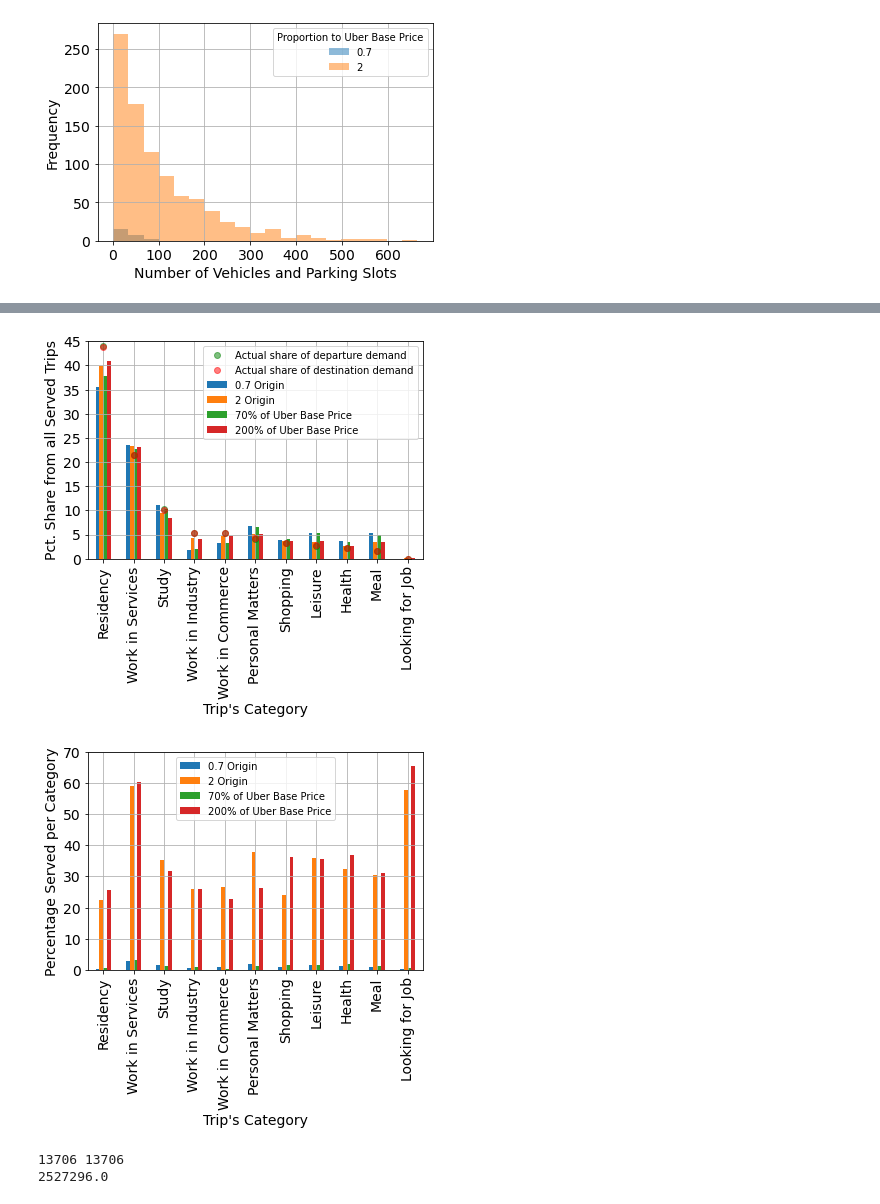
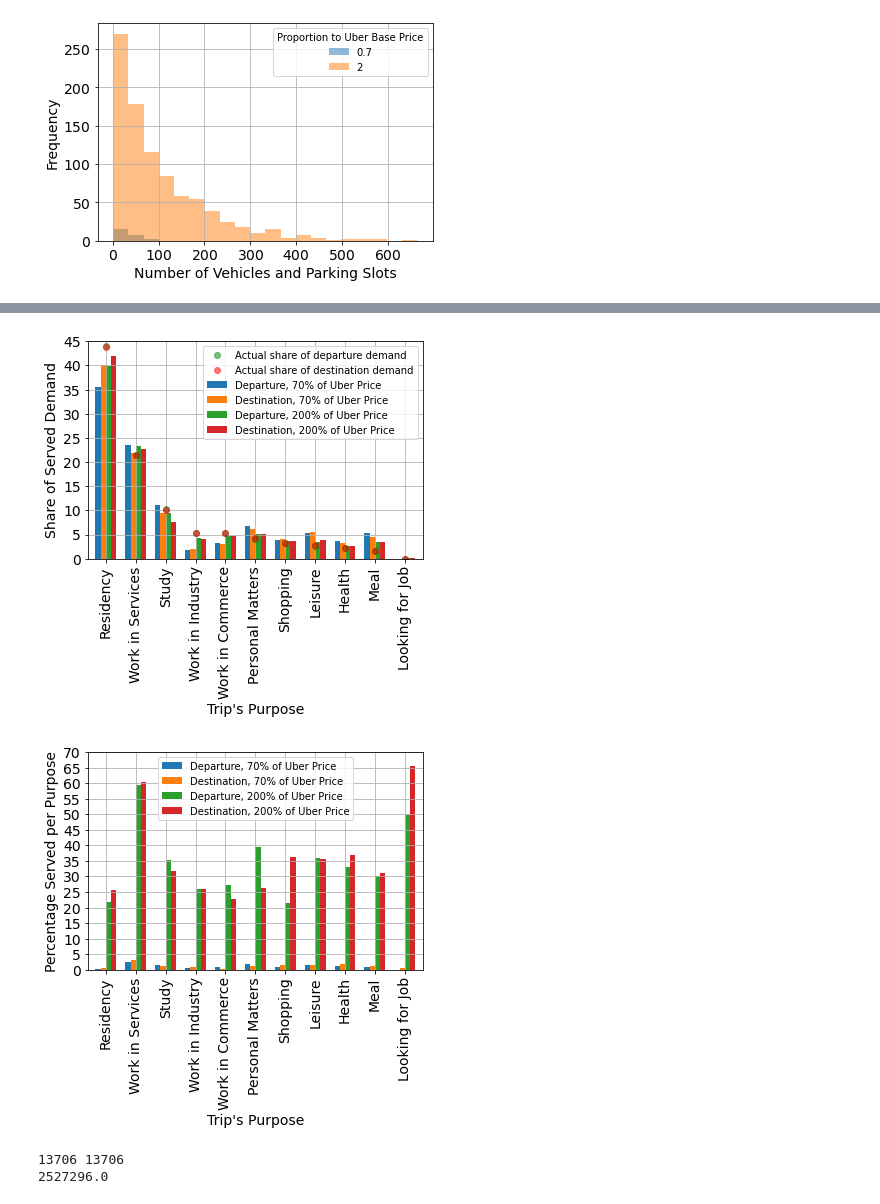
Before and after one commit to cristianomonteiro/BuildingSharedStations, a Jupyter notebook: plotGraphsIEEE.ipynb, the cells around one changed output, grey strips where cells are left out. Cells and saved outputs as stored; diff of their text form; code cells hidden in the pictures.

Commit message:
Small fixes on labels

```diff
--- a/plotGraphsIEEE.ipynb
+++ b/plotGraphsIEEE.ipynb
@@ -497,7 +424,7 @@ fileName = folderSave / ('DrivenDistance_' + textMultiplier + '.eps')
 ax = prepareLinePlot(   dataFrame=dataFramePd,
                         xLabel="Proportion to Uber Base Price",
                         yLabel="Average Driven Distance per Vehicle",
-                        legendTitle='Maximum Walked Distance',
+                        legendTitle='Maximum walked distance',
                         fileName=fileName.resolve())#,
                         #yTicks=np.arange(0, maxValueAmongAllColumns, 500))
 
@@ -508,7 +435,7 @@ fileName = folderSave / ('DrivenDistance_' + textMultiplier + '_until_1.eps')
 ax = prepareLinePlot(   dataFrame=smallerDataFrame,
                         xLabel="Proportion to Uber Base Price",
                         yLabel="Average Driven Distance per Vehicle",
-                        legendTitle='Maximum Walked Distance',
+                        legendTitle='Maximum walked distance',
                         fileName=fileName.resolve(),
                         xTicks=np.linspace(minPercentage, lastXTick, num=5))#,
                         #yTicks=np.arange(0, maxValueAmongAllColumns, 500))
@@ -736,7 +663,7 @@ def prepareScatterPlot(dataFrame, xColumn, yColumn, xLabel, yLabel, fileName, le
     ax.set_ylabel(yLabel, fontsize=fontSize)
 
     if lastAx is not None:
-        bluePoint = mlines.Line2D([], [], color=lastAxColor, alpha=0.5, label='Surplus of Vehicles', marker='o', linestyle='None')
+        bluePoint = mlines.Line2D([], [], color=lastAxColor, alpha=0.5, label='Surplus of vehicles', marker='o', linestyle='None')
         redPoint = mlines.Line2D([], [], color='red', label='Extreme daily surplus', marker='o', linestyle='None')
 
         legendObject = ax.legend(handles=[bluePoint, redPoint], title=legendTitle, loc=legendLocation)
@@ -864,7 +791,12 @@ for pricesMultiplier in evaluatedMultipliers:
     dataFramePd, redPoints = buildBalanceDataFrame(stationsBalance=stationsAbsoluteBalance, pricesMultiplier=pricesMultiplier)
 
     fileName = folderSave / ('Absolute_Balance_' + textMultiplierFileName + '.pdf')
-    yLabel='Surplus Vehicles'
+    yLabel='Surplus of Vehicles'
+    yTicks = None
+    if pricesMultiplier == 0.7:
+        yTicks = range(-75, 175, 25)
+    elif pricesMultiplier == 2:
+        yTicks = range(-750, 1750, 250)
     ax = prepareScatterPlot(dataFrame=dataFramePd,
                             xColumn='timestamp',
                             yColumn='calcbalance',
@@ -879,6 +811,7 @@ for pricesMultiplier in evaluatedMultipliers:
                             color='red',
                             xLabel=xLabel,
                             yLabel=yLabel,
+                            yTicks=yTicks,
                             fileName=fileName,
                             lastAx=ax)
 
@@ -1256,54 +1213,58 @@ dataFramePd = getDataFrameSortedIndex(  dictSharePeople=Trip.sharePeopleDestinat
                                         textOriDest='destination')
 ax = dataFramePd.plot(color='red', marker='o', linestyle='None', ax=ax, zorder=2, alpha=0.5)
 
-fileName = folderSave / ('Share_Served_Category_' + textMultiplier + '.eps')
+fileName = folderSave / ('Share_Served_Purpose_' + textMultiplier + '.eps')
 ax = prepareBarPlot(dictOfDataToPlot=mergeDicts(Trip.shareServedDepartureReason,
                                                 Trip.shareServedDestinationReason,
                                                 translateReasons),
                     dataForIndexing=list(Trip.amountPeopleDepartureReason.keys()),
                     translateKeys=translateReasons,
                     sortedIndex=sortedKeysPeopleReasonOri,
-                    xLabel='Trip\'s Category',
-                    yLabel='Pct. Share from all Served Trips',
+                    xLabel='Trip\'s Purpose',
+                    yLabel='Share of Served Demand',
                     yLim=[0, 45],
                     yTicks=range(0, 50, 5),
                     fileName=fileName,
+                    barsWidth=0.7,
+                    isMerged=True,
                     ax=ax,
                     zorder=0)
 
-fileName = folderSave / ('Percentage_Served_Per_Category_' + textMultiplier + '.eps')
+fileName = folderSave / ('Percentage_Served_Per_Purpose_' + textMultiplier + '.eps')
 ax = prepareBarPlot(dictOfDataToPlot=mergeDicts(Trip.percentageServedDestinationReason,
                                                 Trip.percentageServedDepartureReason,
                                                 translateReasons),
                     dataForIndexing=list(Trip.amountPeopleDepartureReason.keys()),
                     translateKeys=translateReasons,
                     sortedIndex=sortedKeysPeopleReasonOri,
-                    xLabel='Trip\'s Category',
-                    yLabel='Percentage Served per Category',
+                    xLabel='Trip\'s Purpose',
+                    yLabel='Percentage Served per Purpose',
                     yLim=[0, 70],
-                    yTicks=range(0, 80, 10),
+                    yTicks=range(0, 75, 5),
                     #legendTitle='Proportion to Uber Base Price',
                     legendLocation='upper center',
+                    barsWidth=0.7,
+                    isMerged=True,
                     fileName=fileName)
 # %% [output]
 The PostScript backend does not support transparency; partially transparent artists will be rendered opaque.
 The PostScript backend does not support transparency; partially transparent artists will be rendered opaque.
 The PostScript backend does not support transparency; partially transparent artists will be rendered opaque.
 The PostScript backend does not support transparency; partially transparent artists will be rendered opaque.
 The PostScript backend does not support transparency; partially transparent artists will be rendered opaque.
 The PostScript backend does not support transparency; partially transparent artists will be rendered opaque.
 The PostScript backend does not support transparency; partially transparent artists will be rendered opaque.
 The PostScript backend does not support transparency; partially transparent artists will be rendered opaque.
 The PostScript backend does not support transparency; partially transparent artists will be rendered opaque.
 The PostScript backend does not support transparency; partially transparent artists will be rendered opaque.
 The PostScript backend does not support transparency; partially transparent artists will be rendered opaque.
 The PostScript backend does not support transparency; partially transparent artists will be rendered opaque.
 The PostScript backend does not support transparency; partially transparent artists will be rendered opaque.
 The PostScript backend does not support transparency; partially transparent artists will be rendered opaque.
 The PostScript backend does not support transparency; partially transparent artists will be rendered opaque.
 The PostScript backend does not support transparency; partially transparent artists will be rendered opaque.
-[figure, old version]
+[figure, new version]
-[figure, old version]
+[figure, new version]
 # %%
 dataFramePd = pd.read_excel('/home/cristiano/Dropbox/UFMG/Cristiano/Doutorado/Segunda Etapa da Qualificação/Pesquisas OD/OD 2017/Banco de dados/OD_2017.xlsx',
                         usecols=['ID_PESS', 'FE_PESS'], index_col='ID_PESS')
```
Also changed, not shown: parts of 11 cells of this notebook, 55 other files.
